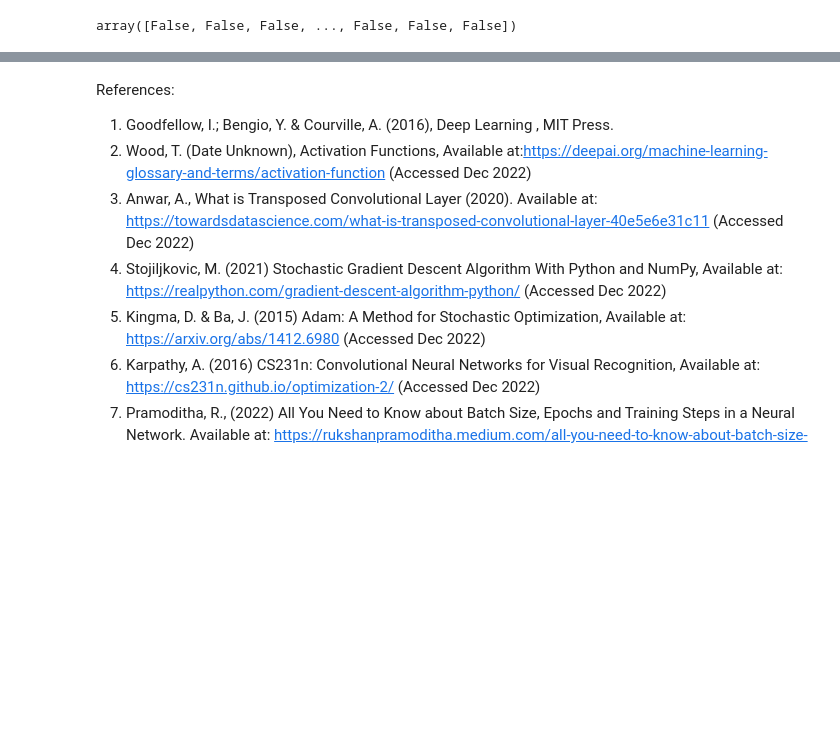
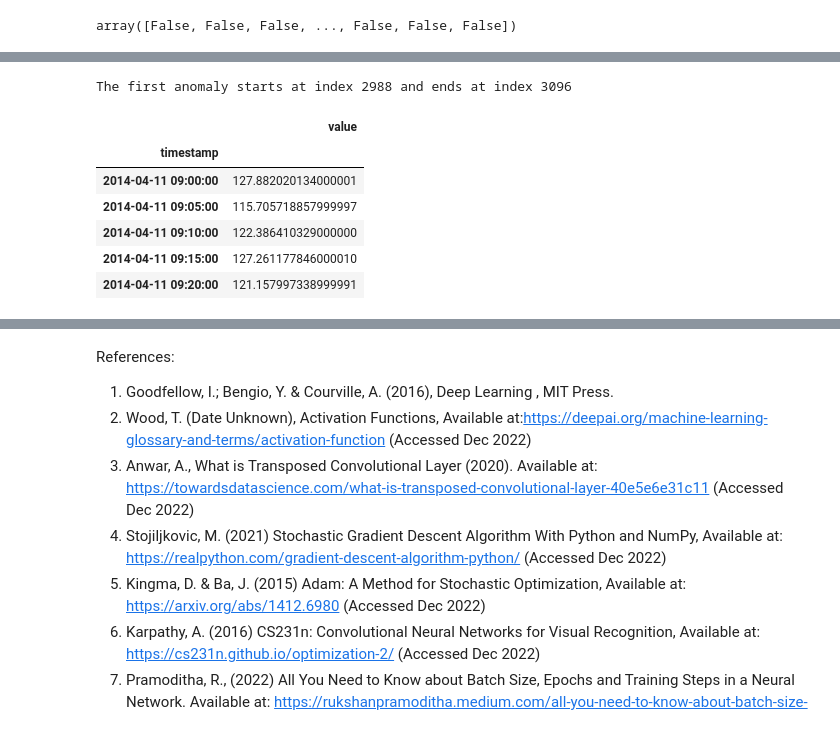
Before and after one commit to Sam-Tracey/ML-Stats-Assessment, a Jupyter notebook: anomaly-detection.ipynb, the cells around one changed output, grey strips where cells are left out. Saved outputs shown, nothing was run; the diff lists cells and outputs as text; code cells hidden in the pictures; blank space fills up the shorter version.

```diff
--- a/anomaly-detection.ipynb
+++ b/anomaly-detection.ipynb
@@ -1316,5 +1340,23 @@ for i in range(window_size - 1, len(df_test_value) - window_size + 1):
         inds.append(i)
+# %%
+# Detemine start and end index of anomalies.
+print(f'The first anomaly starts at index {inds[0]} and ends at index {inds[-1]}')
+# %% [output]
+The first anomaly starts at index 2988 and ends at index 3096
 # %%
-#
+# Create a new dataframe of anomalies.
+# This statement will select and return all the rows
+# in df_daily_jumpsup where the index is in the list of indices.
 df_subset = df_daily_jumpsup.iloc[inds]
+
+# Sanity check.
+df_subset.head()
+# %% [output]
+|  | value |
+| timestamp |  |
+| 2014-04-11 09:00:00 | 127.882020134000001 |
+| 2014-04-11 09:05:00 | 115.705718857999997 |
+| 2014-04-11 09:10:00 | 122.386410329000000 |
+| 2014-04-11 09:15:00 | 127.261177846000010 |
+| 2014-04-11 09:20:00 | 121.157997338999991 |
 # %%
```
Also changed, not shown: parts of 4 cells of this notebook.
